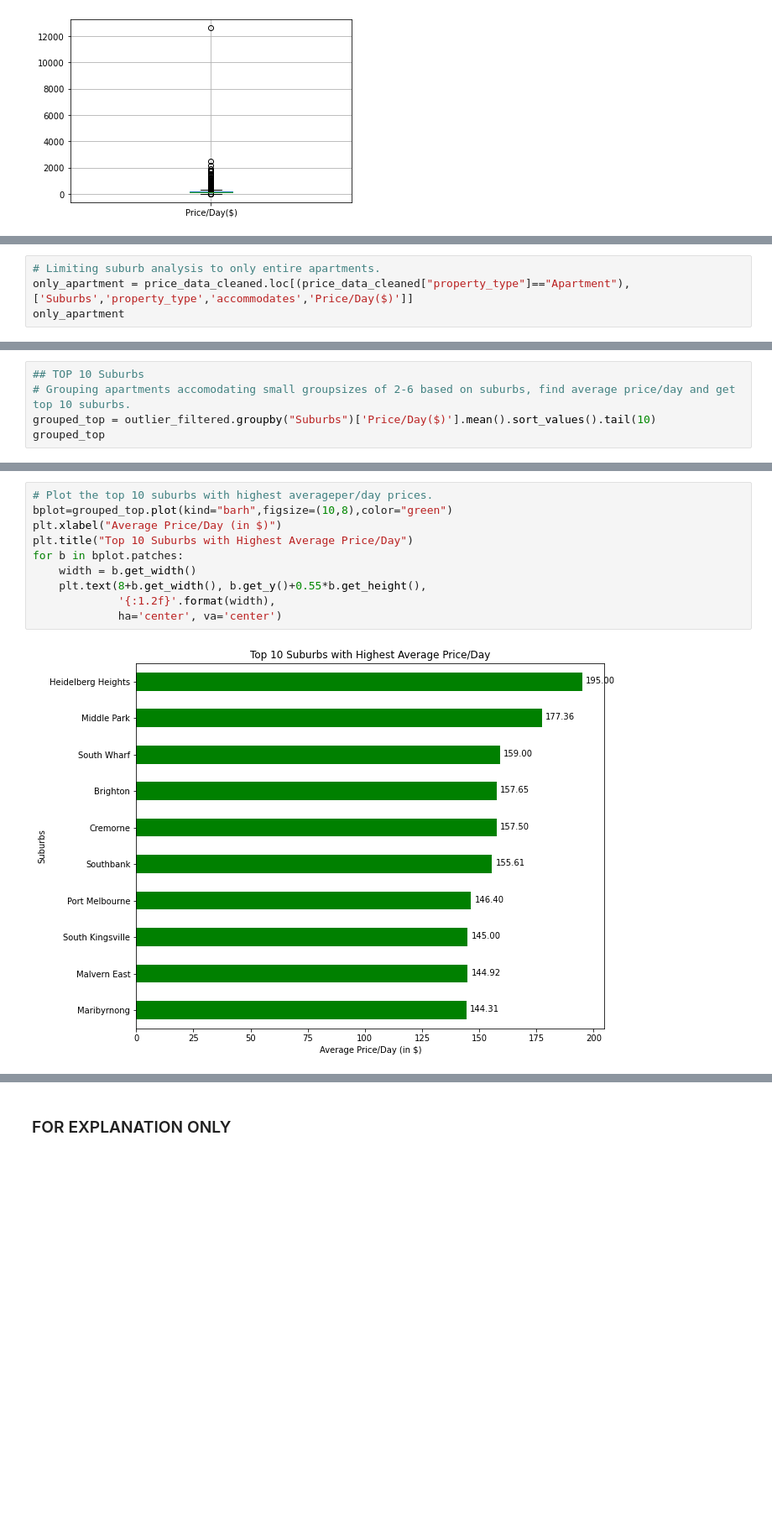
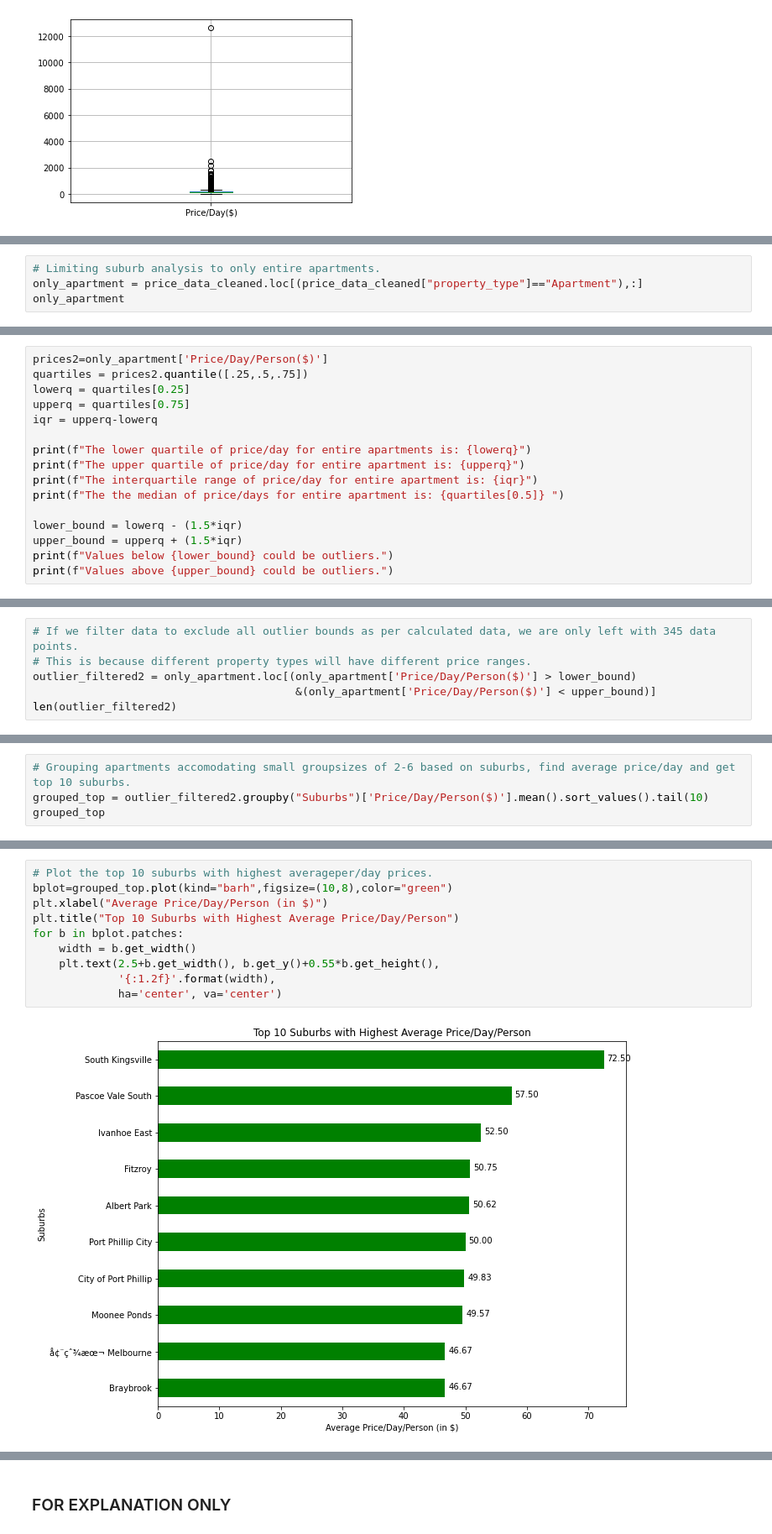
Before and after one commit to jMacProd/Project1, a Jupyter notebook: price_analysis.ipynb, the cells around one changed output, grey strips where cells are left out. Shown at 84% size. Cells and saved outputs as stored; diff of their text form; blank space fills up the shorter version.

Commit message:
Edited price_analysis code file

```diff
--- a/price_analysis.ipynb
+++ b/price_analysis.ipynb
@@ -220,6 +250,6 @@ Treehouse                1
 Name: property_type, dtype: int64
 # %%
 # Limiting suburb analysis to only entire apartments.
-only_apartment = price_data_cleaned.loc[(price_data_cleaned["property_type"]=="Apartment"),['Suburbs','property_type','accommodates','Price/Day($)']]
+only_apartment = price_data_cleaned.loc[(price_data_cleaned["property_type"]=="Apartment"),:]
 only_apartment
 # %% [output]
@@ -324,0 +348,16 @@ outlier_filtered.boxplot(column='Price/Day($)', return_type='axes')
+# %%
+prices2=only_apartment['Price/Day/Person($)']
+quartiles = prices2.quantile([.25,.5,.75])
+lowerq = quartiles[0.25]
+upperq = quartiles[0.75]
+iqr = upperq-lowerq
+
+print(f"The lower quartile of price/day for entire apartments is: {lowerq}")
+print(f"The upper quartile of price/day for entire apartment is: {upperq}")
+print(f"The interquartile range of price/day for entire apartment is: {iqr}")
+print(f"The the median of price/days for entire apartment is: {quartiles[0.5]} ")
+
+lower_bound = lowerq - (1.5*iqr)
+upper_bound = upperq + (1.5*iqr)
+print(f"Values below {lower_bound} could be outliers.")
+print(f"Values above {upper_bound} could be outliers.")
@@ -324,0 +371,6 @@ outlier_filtered.boxplot(column='Price/Day($)', return_type='axes')
+# %%
+# If we filter data to exclude all outlier bounds as per calculated data, we are only left with 345 data points.
+# This is because different property types will have different price ranges.
+outlier_filtered2 = only_apartment.loc[(only_apartment['Price/Day/Person($)'] > lower_bound)
+                                        &(only_apartment['Price/Day/Person($)'] < upper_bound)]
+len(outlier_filtered2)
@@ -325,7 +387,6 @@ outlier_filtered.boxplot(column='Price/Day($)', return_type='axes')
 # %%
-## TOP 10 Suburbs
 # Grouping apartments accomodating small groupsizes of 2-6 based on suburbs, find average price/day and get top 10 suburbs.
-grouped_top = outlier_filtered.groupby("Suburbs")['Price/Day($)'].mean().sort_values().tail(10)
+grouped_top = outlier_filtered2.groupby("Suburbs")['Price/Day/Person($)'].mean().sort_values().tail(10)
 grouped_top
 # %% [output]
 Suburbs
@@ -343,15 +420,15 @@ Name: Price/Day($), dtype: float64
 # %%
 # Plot the top 10 suburbs with highest averageper/day prices.
 bplot=grouped_top.plot(kind="barh",figsize=(10,8),color="green")
-plt.xlabel("Average Price/Day (in $)")
-plt.title("Top 10 Suburbs with Highest Average Price/Day")
+plt.xlabel("Average Price/Day/Person (in $)")
+plt.title("Top 10 Suburbs with Highest Average Price/Day/Person")
 for b in bplot.patches:
     width = b.get_width()
-    plt.text(8+b.get_width(), b.get_y()+0.55*b.get_height(),
+    plt.text(2.5+b.get_width(), b.get_y()+0.55*b.get_height(),
              '{:1.2f}'.format(width),
              ha='center', va='center')
 # %% [output]
-[figure, old version]
+[figure, new version]
 # %%
 ## Print Output Data.
 
```
Also changed, not shown: parts of 57 cells of this notebook.
